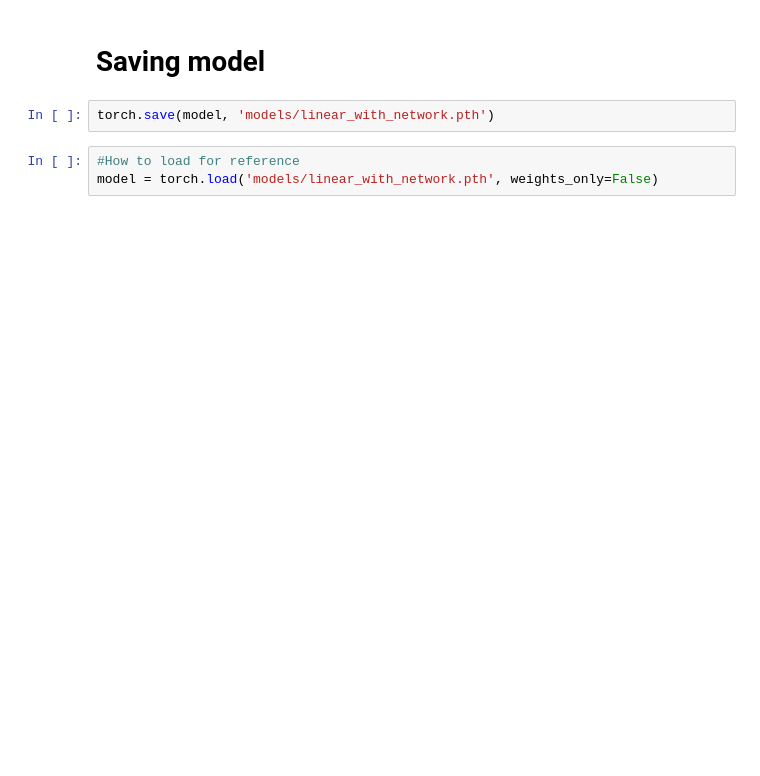
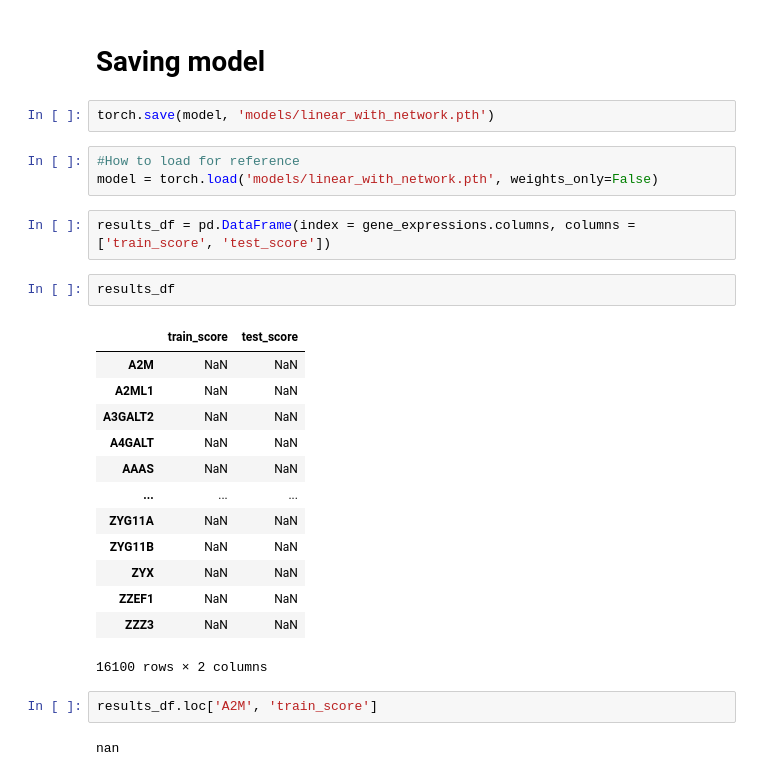
Before and after one commit to Alexander-Broadley/Zhang_lab_rotation, a Jupyter notebook: MML_model_building/MML_activation_model.ipynb, the cells around one changed output. Saved outputs shown, nothing was run; the diff lists cells and outputs as text; blank space fills up the shorter version.

```diff
--- a/MML_model_building/MML_activation_model.ipynb
+++ b/MML_model_building/MML_activation_model.ipynb
@@ -285,3 +285,25 @@ torch.save(model, 'models/linear_with_network.pth')
 # %%
 #How to load for reference
 model = torch.load('models/linear_with_network.pth', weights_only=False)
+# %%
+results_df = pd.DataFrame(index = gene_expressions.columns, columns = ['train_score', 'test_score'])
+# %%
+results_df
+# %% [output]
+|  | train_score | test_score |
+| A2M | NaN | NaN |
+| A2ML1 | NaN | NaN |
+| A3GALT2 | NaN | NaN |
+| A4GALT | NaN | NaN |
+| AAAS | NaN | NaN |
+| ... | ... | ... |
+| ZYG11A | NaN | NaN |
+| ZYG11B | NaN | NaN |
+| ZYX | NaN | NaN |
+| ZZEF1 | NaN | NaN |
+| ZZZ3 | NaN | NaN |
+16100 rows × 2 columns
+# %%
+results_df.loc['A2M', 'train_score']
+# %% [output]
+nan
```
Also changed, not shown: parts of 16 cells of this notebook, 2 other files.
